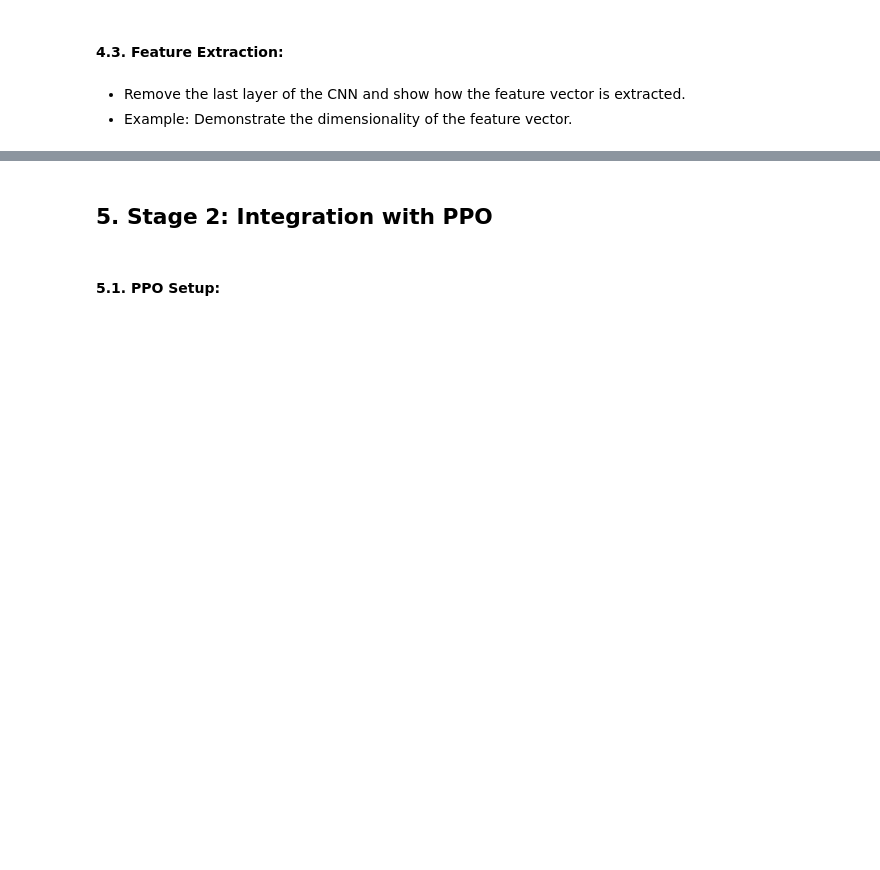
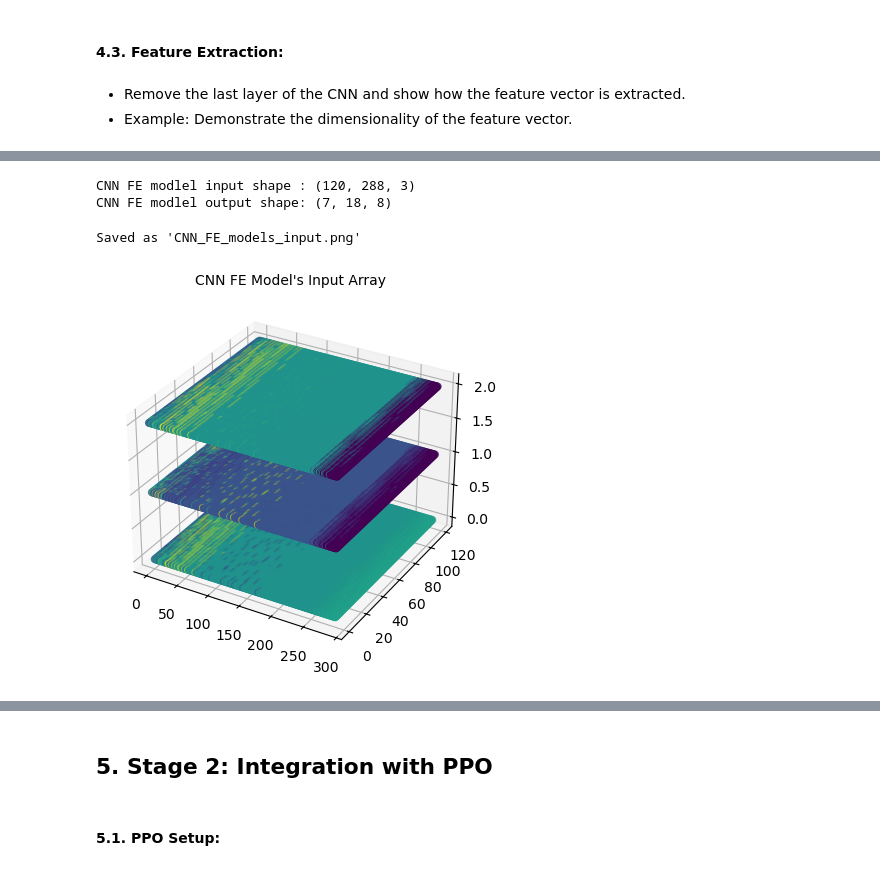
Before and after one commit to daveshenal/Imitation-Initialized-PPO, a Jupyter notebook: imitation_initialized_ppo.ipynb, the cells around one changed output, grey strips where cells are left out. Cells and saved outputs as stored; diff of their text form; code cells hidden in the pictures; blank space fills up the shorter version.

```diff
--- a/imitation_initialized_ppo.ipynb
+++ b/imitation_initialized_ppo.ipynb
@@ -1348,14 +1364,59 @@ model_to_save.save('model_saved_from_CNN.h5')
 # %%
 from tensorflow.keras.models import Model
 from tensorflow.keras.models import load_model
-import numpy as np
 
-cnn_model = load_model('model_saved_from_CNN.h5',compile=False)
+# Load the CNN model without compiling
+cnn_model = load_model('CNN_FE_model.h5',compile=False)
 cnn_model.compile()
 
+# Sample image path
+img_path = 'C:/Users/daves/Desktop/Imitation-Initialized-PPO/imgs/semantic/1765924248246109300_0_-13.0.png'
+
+# Load and preprocess the image
+image = preprocess_image(img_path)
+
+# Apply the CNN model
 img = np.float32(image)
 img = img /255
 img = np.expand_dims(img, axis=0)
 cnn_applied = cnn_model([img,0],training=False)
-cnn_applied = np.squeeze(cnn_applied)
-cnn_applied.shape
+cnn_applied = np.squeeze(cnn_applied) # Remove extra dimension
+
+print(f"CNN FE modlel input shape : {image.shape}")
+print(f"CNN FE modlel output shape: {cnn_applied.shape}")
+# %% [output]
+CNN FE modlel input shape : (120, 288, 3)
+CNN FE modlel output shape: (7, 18, 8)
+# %%
+# Create a small 3D NumPy array
+data = image
+
+# Create a 3D plot
+fig = plt.figure()
+ax = fig.add_subplot(111, projection='3d')
+
+# Get the shape of the array
+x, y, z = data.shape
+
+# Create a 3D grid of coordinates
+x, y, z = np.meshgrid(np.arange(x), np.arange(y), np.arange(z))
+
+# Flatten the arrays for plotting
+x = x.flatten()
+y = y.flatten()
+z = z.flatten()
+
+# Flatten the array data
+data = data.flatten()
+
+# Create a 3D scatter plot
+ax.scatter(y, x, z, c=data, cmap='viridis')
+
+# Show the plot
+plt.title('CNN FE Model\'s Input Array', fontsize=10)
+plt.savefig('analysis_plots/CNN_FE_models_input.png', dpi=150, bbox_inches='tight')
+print("Saved as 'CNN_FE_models_input.png'")
+plt.show()
+# %% [output]
+Saved as 'CNN_FE_models_input.png'
+[figure, added]
```
Also changed, not shown: parts of 4 cells of this notebook, 4 other files.
